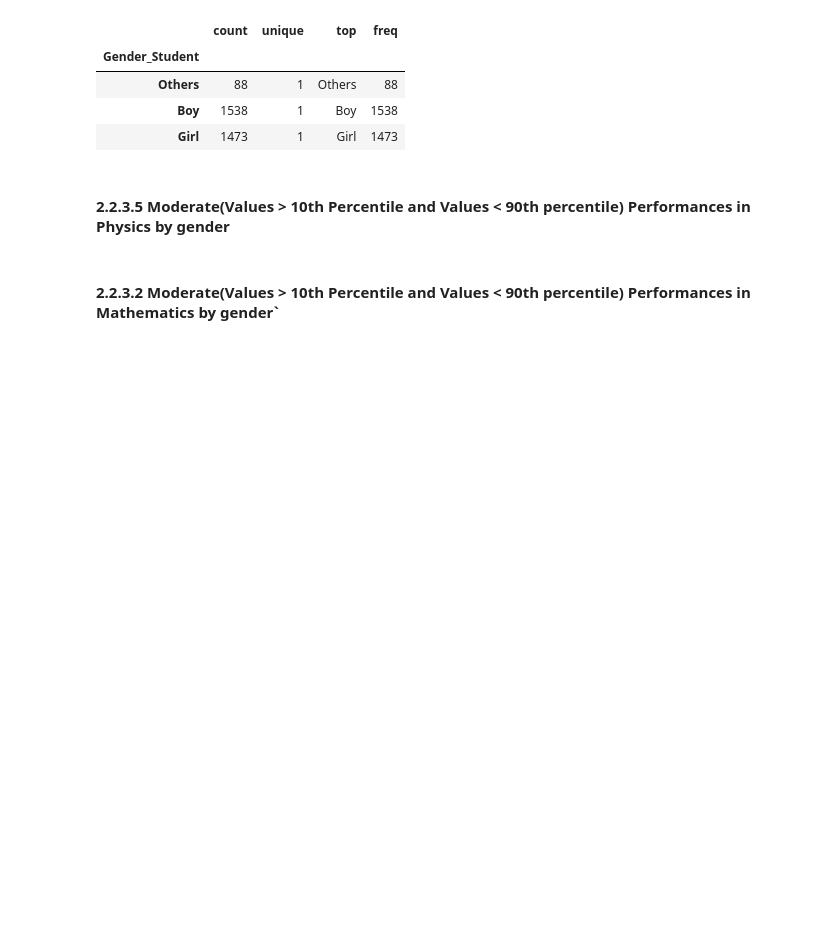
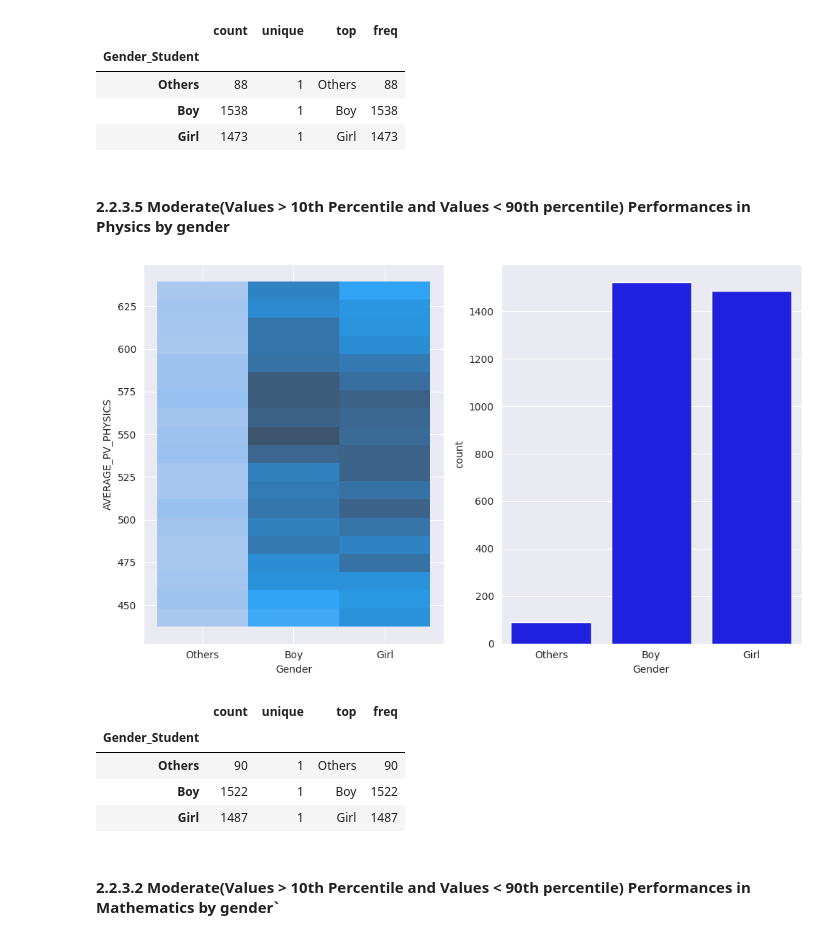
Before and after one commit to Sreerag20109451/data_miining_ca2_eda, a Jupyter notebook: T23_G8_-_03_-_EDA_-Gender_-And_-Educational_-Outcomes.ipynb, the cells around one changed output. Saved outputs shown, nothing was run; the diff lists cells and outputs as text; code cells hidden in the pictures; blank space fills up the shorter version.

Commit message:
Gender and Educational Outcomes EDA in progress

```diff
--- a/T23_G8_-_03_-_EDA_-Gender_-And_-Educational_-Outcomes.ipynb
+++ b/T23_G8_-_03_-_EDA_-Gender_-And_-Educational_-Outcomes.ipynb
@@ -661,7 +661,14 @@ grouped_by_gender.describe()
 # %% [markdown]
 #### 2.2.3.5 Moderate(Values > 10th Percentile and Values < 90th percentile) Performances in Physics by gender
 # %%
-moderate_bio, grouped_by_gender = utils.performanceDistributioninIQRbyGender(df, "AVERAGE_PV_PHYSICS")
+moderate_phy, grouped_by_gender = utils.performanceDistributioninIQRbyGender(df, "AVERAGE_PV_PHYSICS")
 grouped_by_gender.describe()
+# %% [output]
+[figure, added]
+|  | count | unique | top | freq |
+| Gender_Student |  |  |  |  |
+| Others | 90 | 1 | Others | 90 |
+| Boy | 1522 | 1 | Boy | 1522 |
+| Girl | 1487 | 1 | Girl | 1487 |
 # %% [markdown]
 #### 2.2.3.2 Moderate(Values > 10th Percentile and Values < 90th percentile) Performances in Mathematics by gender`
```
Also changed, not shown: parts of 23 cells of this notebook, 2 other files.
